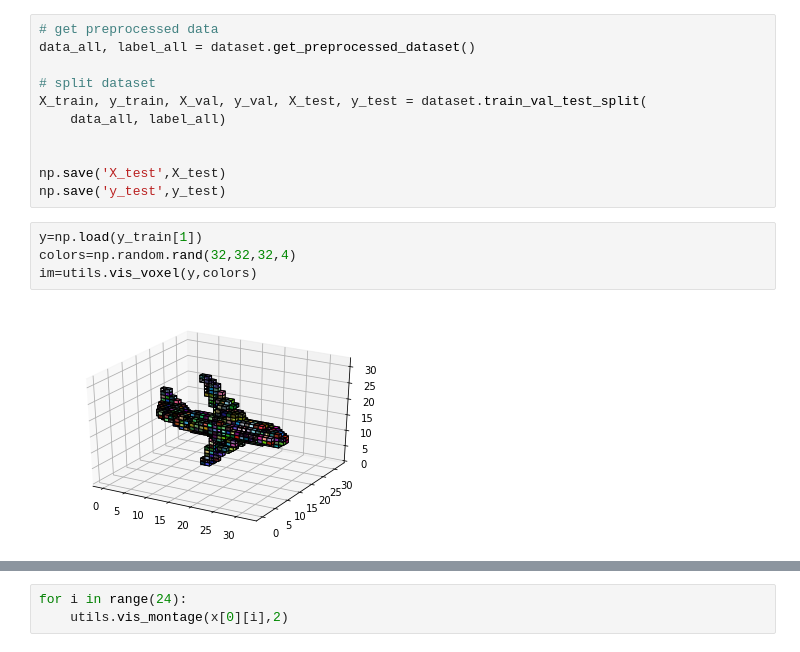
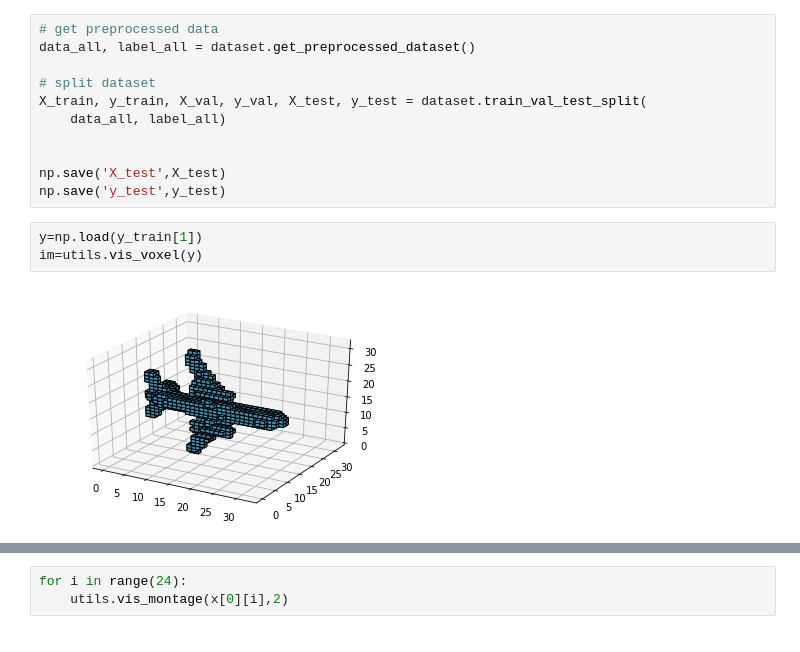
Before and after one commit to micmelesse/3D-reconstruction-with-Neural-Networks, a Jupyter notebook: experiments.ipynb, the cells around one changed output, grey strips where cells are left out. Saved outputs shown, nothing was run; the diff lists cells and outputs as text.

```diff
--- a/experiments.ipynb
+++ b/experiments.ipynb
@@ -36,10 +33,9 @@ np.save('X_test',X_test)
 np.save('y_test',y_test)
 # %%
 y=np.load(y_train[1])
-colors=np.random.rand(32,32,32,4)
-im=utils.vis_voxel(y,colors)
+im=utils.vis_voxel(y)
 # %% [output]
-[figure, old version]
+[figure, new version]
 # %%
 net = network.Network()
 X_test=np.load('X_test.npy')
```
Also changed, not shown: parts of 5 cells of this notebook, 3 other files.
